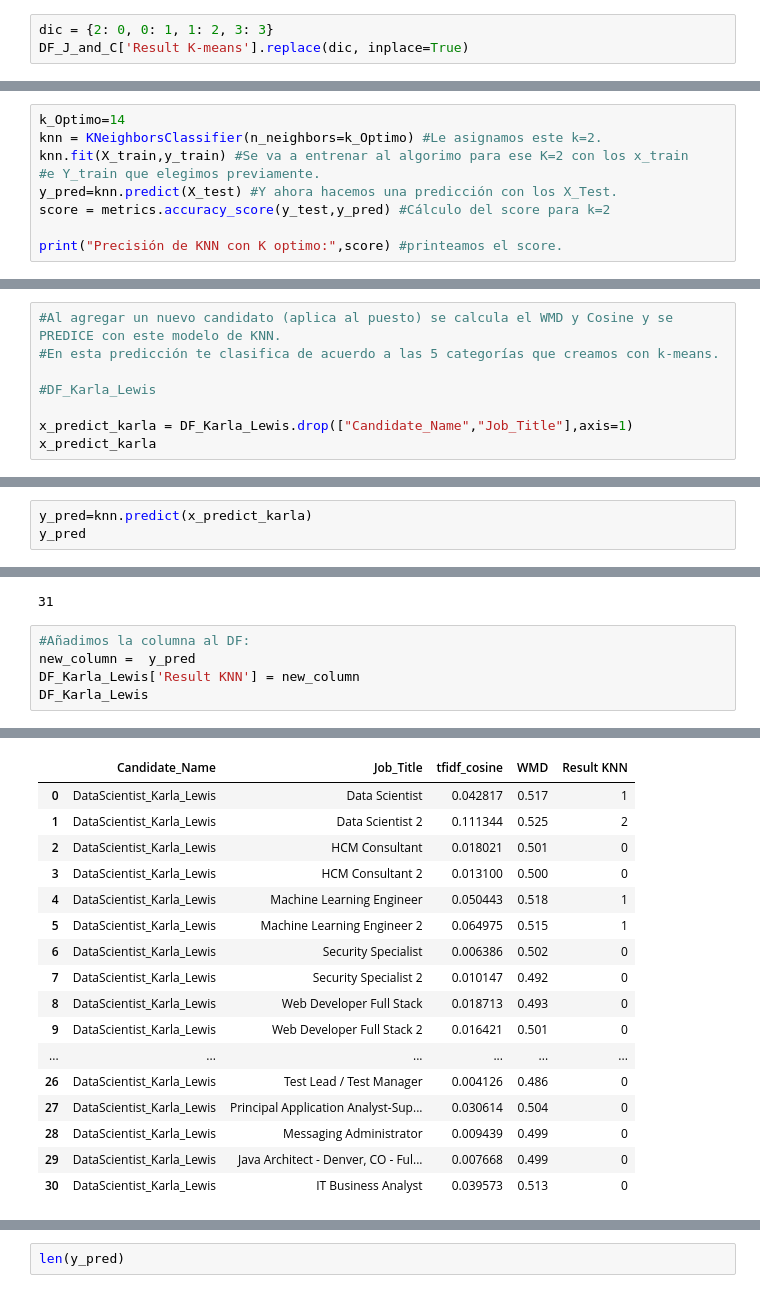
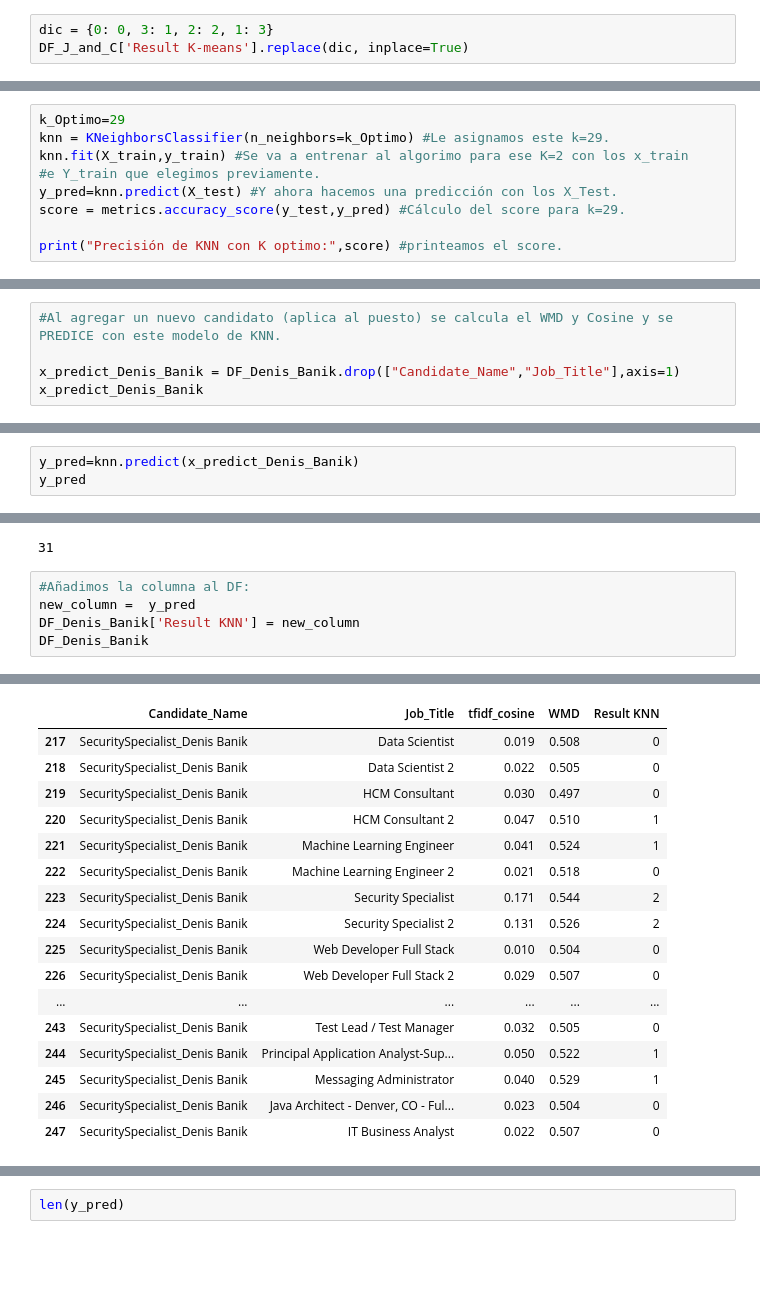
Before and after one commit to FedericoCalonge/automatic_reading_of_CVs_using_text_similarity, a Jupyter notebook: 2-Main/Jupyter_Notebooks/3-Kmeans_&_KNN.ipynb, the cells around one changed output, grey strips where cells are left out. Cells and saved outputs as stored; diff of their text form; blank space fills up the shorter version.

```diff
--- a/2-Main/Jupyter_Notebooks/3-Kmeans_&_KNN.ipynb
+++ b/2-Main/Jupyter_Notebooks/3-Kmeans_&_KNN.ipynb
@@ -313,5 +309,5 @@ pandas.core.series.Series
 # %%
-dic = {2: 0, 0: 1, 1: 2, 3: 3}
+dic = {0: 0, 3: 1, 2: 2, 1: 3}
 DF_J_and_C['Result K-means'].replace(dic, inplace=True)
 # %%
 DF_J_and_C
@@ -453,10 +452,10 @@ Text(0, 0.5, 'Testing Accuracy')
 # %%
-k_Optimo=14
-knn = KNeighborsClassifier(n_neighbors=k_Optimo) #Le asignamos este k=2.
+k_Optimo=29
+knn = KNeighborsClassifier(n_neighbors=k_Optimo) #Le asignamos este k=29.
 knn.fit(X_train,y_train) #Se va a entrenar al algorimo para ese K=2 con los x_train
 #e Y_train que elegimos previamente.
 y_pred=knn.predict(X_test) #Y ahora hacemos una predicción con los X_Test.
-score = metrics.accuracy_score(y_test,y_pred) #Cálculo del score para k=2
+score = metrics.accuracy_score(y_test,y_pred) #Cálculo del score para k=29.
 
 print("Precisión de KNN con K optimo:",score) #printeamos el score.
 # %% [output]
@@ -479,10 +478,7 @@ knn_model_loaded = pickle.load(open('Modelo_KNN_0_996.sav', 'rb')) #Cargamos el
 # %%
 #Al agregar un nuevo candidato (aplica al puesto) se calcula el WMD y Cosine y se PREDICE con este modelo de KNN.
-#En esta predicción te clasifica de acuerdo a las 5 categorías que creamos con k-means.
 
-#DF_Karla_Lewis
-
-x_predict_karla = DF_Karla_Lewis.drop(["Candidate_Name","Job_Title"],axis=1)
-x_predict_karla
+x_predict_Denis_Banik = DF_Denis_Banik.drop(["Candidate_Name","Job_Title"],axis=1)
+x_predict_Denis_Banik
 # %% [output]
 |  | tfidf_cosine | WMD |
@@ -505,4 +501,4 @@ x_predict_karla
 # %%
-y_pred=knn.predict(x_predict_karla)
+y_pred=knn.predict(x_predict_Denis_Banik)
 y_pred
 # %% [output]
@@ -515,8 +511,8 @@ len(y_pred)
 # %%
 #Añadimos la columna al DF:
 new_column =  y_pred
-DF_Karla_Lewis['Result KNN'] = new_column
-DF_Karla_Lewis
+DF_Denis_Banik['Result KNN'] = new_column
+DF_Denis_Banik
 # %% [output]
 A value is trying to be set on a copy of a slice from a DataFrame.
 Try using .loc[row_indexer,col_indexer] = value instead
@@ -526,18 +522,18 @@ See the caveats in the documentation: https://pandas.pydata.org/pandas-docs/stab
 |  | Candidate_Name | Job_Title | tfidf_cosine | WMD | Result KNN |
-| 0 | DataScientist_Karla_Lewis | Data Scientist | 0.042817 | 0.517 | 1 |
-| 1 | DataScientist_Karla_Lewis | Data Scientist 2 | 0.111344 | 0.525 | 2 |
-| 2 | DataScientist_Karla_Lewis | HCM Consultant | 0.018021 | 0.501 | 0 |
-| 3 | DataScientist_Karla_Lewis | HCM Consultant 2 | 0.013100 | 0.500 | 0 |
-| 4 | DataScientist_Karla_Lewis | Machine Learning Engineer | 0.050443 | 0.518 | 1 |
-| 5 | DataScientist_Karla_Lewis | Machine Learning Engineer 2 | 0.064975 | 0.515 | 1 |
-| 6 | DataScientist_Karla_Lewis | Security Specialist | 0.006386 | 0.502 | 0 |
-| 7 | DataScientist_Karla_Lewis | Security Specialist 2 | 0.010147 | 0.492 | 0 |
-| 8 | DataScientist_Karla_Lewis | Web Developer Full Stack | 0.018713 | 0.493 | 0 |
-| 9 | DataScientist_Karla_Lewis | Web Developer Full Stack 2 | 0.016421 | 0.501 | 0 |
+| 217 | SecuritySpecialist_Denis Banik | Data Scientist | 0.019 | 0.508 | 0 |
+| 218 | SecuritySpecialist_Denis Banik | Data Scientist 2 | 0.022 | 0.505 | 0 |
+| 219 | SecuritySpecialist_Denis Banik | HCM Consultant | 0.030 | 0.497 | 0 |
+| 220 | SecuritySpecialist_Denis Banik | HCM Consultant 2 | 0.047 | 0.510 | 1 |
+| 221 | SecuritySpecialist_Denis Banik | Machine Learning Engineer | 0.041 | 0.524 | 1 |
+| 222 | SecuritySpecialist_Denis Banik | Machine Learning Engineer 2 | 0.021 | 0.518 | 0 |
+| 223 | SecuritySpecialist_Denis Banik | Security Specialist | 0.171 | 0.544 | 2 |
+| 224 | SecuritySpecialist_Denis Banik | Security Specialist 2 | 0.131 | 0.526 | 2 |
+| 225 | SecuritySpecialist_Denis Banik | Web Developer Full Stack | 0.010 | 0.504 | 0 |
+| 226 | SecuritySpecialist_Denis Banik | Web Developer Full Stack 2 | 0.029 | 0.507 | 0 |
 | ... | ... | ... | ... | ... | ... |
-| 26 | DataScientist_Karla_Lewis | Test Lead / Test Manager | 0.004126 | 0.486 | 0 |
-| 27 | DataScientist_Karla_Lewis | Principal Application Analyst-Sup... | 0.030614 | 0.504 | 0 |
-| 28 | DataScientist_Karla_Lewis | Messaging Administrator | 0.009439 | 0.499 | 0 |
-| 29 | DataScientist_Karla_Lewis | Java Architect - Denver, CO - Ful... | 0.007668 | 0.499 | 0 |
-| 30 | DataScientist_Karla_Lewis | IT Business Analyst | 0.039573 | 0.513 | 0 |
+| 243 | SecuritySpecialist_Denis Banik | Test Lead / Test Manager | 0.032 | 0.505 | 0 |
+| 244 | SecuritySpecialist_Denis Banik | Principal Application Analyst-Sup... | 0.050 | 0.522 | 1 |
+| 245 | SecuritySpecialist_Denis Banik | Messaging Administrator | 0.040 | 0.529 | 1 |
+| 246 | SecuritySpecialist_Denis Banik | Java Architect - Denver, CO - Ful... | 0.023 | 0.504 | 0 |
+| 247 | SecuritySpecialist_Denis Banik | IT Business Analyst | 0.022 | 0.507 | 0 |
 # %% [markdown]
```
Also changed, not shown: parts of 49 cells of this notebook, 10 other files.
